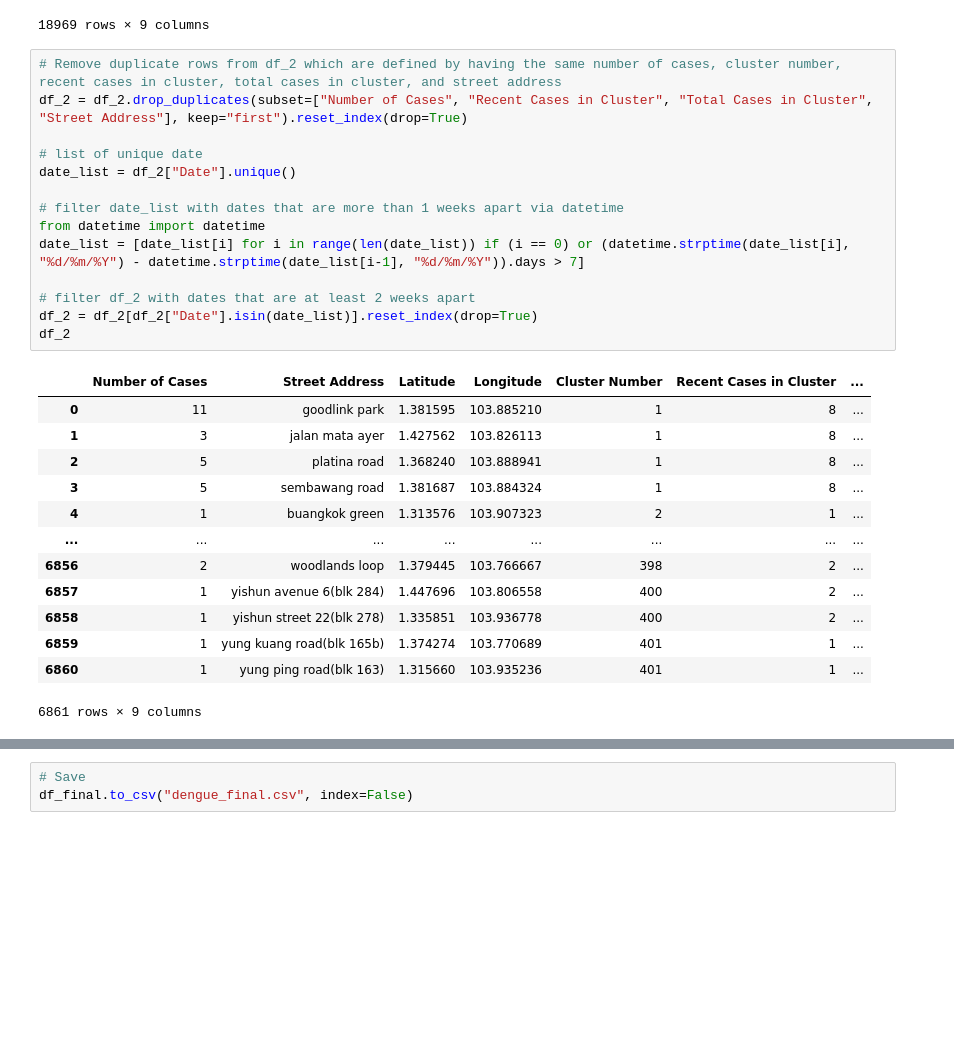
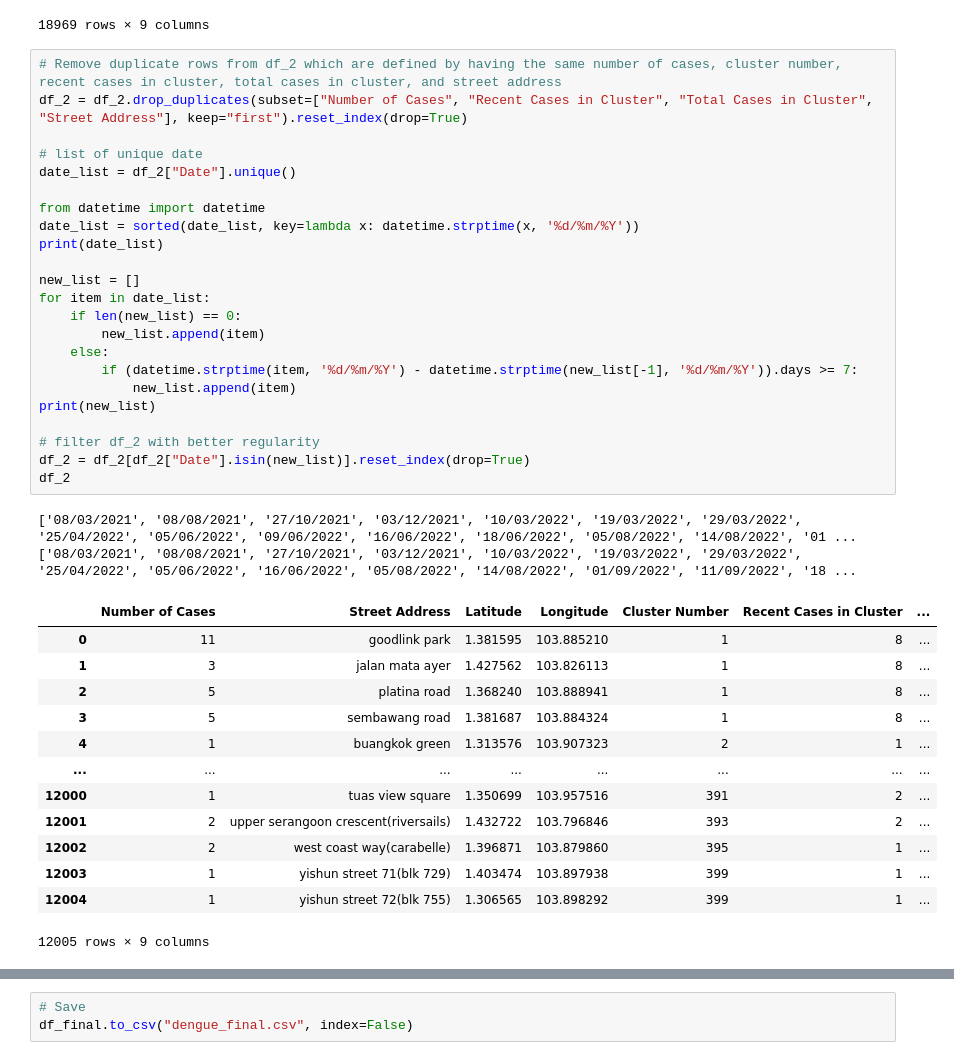
Before and after one commit to guidesify/ASAR_shiny, a Jupyter notebook: Data/scrape.ipynb, the cells around one changed output, grey strips where cells are left out. Saved outputs shown, nothing was run; the diff lists cells and outputs as text; blank space fills up the shorter version.

Commit message:
Replace ggplot with ggplotly, better filtering of snapshot

```diff
--- a/Data/scrape.ipynb
+++ b/Data/scrape.ipynb
@@ -405,31 +405,42 @@ df_2
 # %%
 # Remove duplicate rows from df_2 which are defined by having the same number of cases, cluster number, recent cases in cluster, total cases in cluster, and street address
 df_2 = df_2.drop_duplicates(subset=["Number of Cases", "Recent Cases in Cluster", "Total Cases in Cluster", "Street Address"], keep="first").reset_index(drop=True)
 
 # list of unique date
 date_list = df_2["Date"].unique()
 
-# filter date_list with dates that are more than 1 weeks apart via datetime
 from datetime import datetime
-date_list = [date_list[i] for i in range(len(date_list)) if (i == 0) or (datetime.strptime(date_list[i], "%d/%m/%Y") - datetime.strptime(date_list[i-1], "%d/%m/%Y")).days > 7]
+date_list = sorted(date_list, key=lambda x: datetime.strptime(x, '%d/%m/%Y'))
+print(date_list)
 
-# filter df_2 with dates that are at least 2 weeks apart
-df_2 = df_2[df_2["Date"].isin(date_list)].reset_index(drop=True)
+new_list = []
+for item in date_list:
+    if len(new_list) == 0:
+        new_list.append(item)
+    else:
+        if (datetime.strptime(item, '%d/%m/%Y') - datetime.strptime(new_list[-1], '%d/%m/%Y')).days >= 7:
+            new_list.append(item)
+print(new_list)
+
+# filter df_2 with better regularity
+df_2 = df_2[df_2["Date"].isin(new_list)].reset_index(drop=True)
 df_2
 # %% [output]
+['08/03/2021', '08/08/2021', '27/10/2021', '03/12/2021', '10/03/2022', '19/03/2022', '29/03/2022', '25/04/2022', '05/06/2022', '09/06/2022', '16/06/2022', '18/06/2022', '05/08/2022', '14/08/2022', '01 ...
+['08/03/2021', '08/08/2021', '27/10/2021', '03/12/2021', '10/03/2022', '19/03/2022', '29/03/2022', '25/04/2022', '05/06/2022', '16/06/2022', '05/08/2022', '14/08/2022', '01/09/2022', '11/09/2022', '18 ...
 |  | Number of Cases | Street Address | Latitude | Longitude | Cluster Number | Recent Cases in Cluster | ... |
 | 0 | 11 | goodlink park | 1.381595 | 103.885210 | 1 | 8 | ... |
 | 1 | 3 | jalan mata ayer | 1.427562 | 103.826113 | 1 | 8 | ... |
 | 2 | 5 | platina road | 1.368240 | 103.888941 | 1 | 8 | ... |
 | 3 | 5 | sembawang road | 1.381687 | 103.884324 | 1 | 8 | ... |
 | 4 | 1 | buangkok green | 1.313576 | 103.907323 | 2 | 1 | ... |
 | ... | ... | ... | ... | ... | ... | ... | ... |
-| 6856 | 2 | woodlands loop | 1.379445 | 103.766667 | 398 | 2 | ... |
-| 6857 | 1 | yishun avenue 6(blk 284) | 1.447696 | 103.806558 | 400 | 2 | ... |
-| 6858 | 1 | yishun street 22(blk 278) | 1.335851 | 103.936778 | 400 | 2 | ... |
-| 6859 | 1 | yung kuang road(blk 165b) | 1.374274 | 103.770689 | 401 | 1 | ... |
-| 6860 | 1 | yung ping road(blk 163) | 1.315660 | 103.935236 | 401 | 1 | ... |
+| 12000 | 1 | tuas view square | 1.350699 | 103.957516 | 391 | 2 | ... |
+| 12001 | 2 | upper serangoon crescent(riversails) | 1.432722 | 103.796846 | 393 | 2 | ... |
+| 12002 | 2 | west coast way(carabelle) | 1.396871 | 103.879860 | 395 | 1 | ... |
+| 12003 | 1 | yishun street 71(blk 729) | 1.403474 | 103.897938 | 399 | 1 | ... |
+| 12004 | 1 | yishun street 72(blk 755) | 1.306565 | 103.898292 | 399 | 1 | ... |
-6861 rows × 9 columns
+12005 rows × 9 columns
 # %%
 # Concatenate the two dataframes
 df_final = pd.concat([df_1, df_2], ignore_index=True)
```
Also changed, not shown: parts of 1 cell of this notebook, 2 other files.
